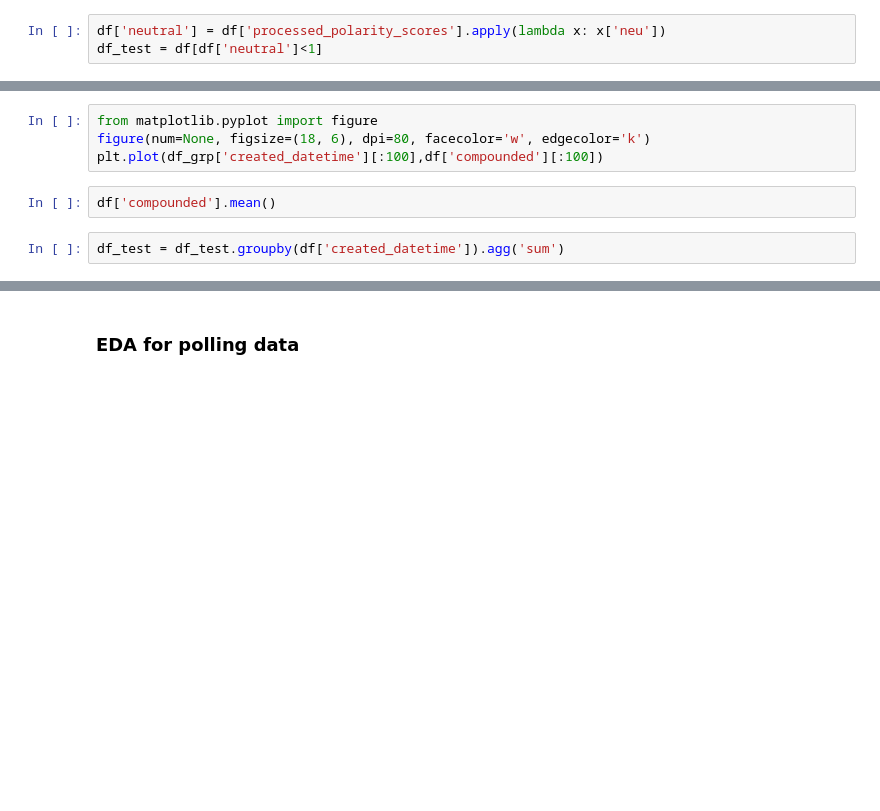
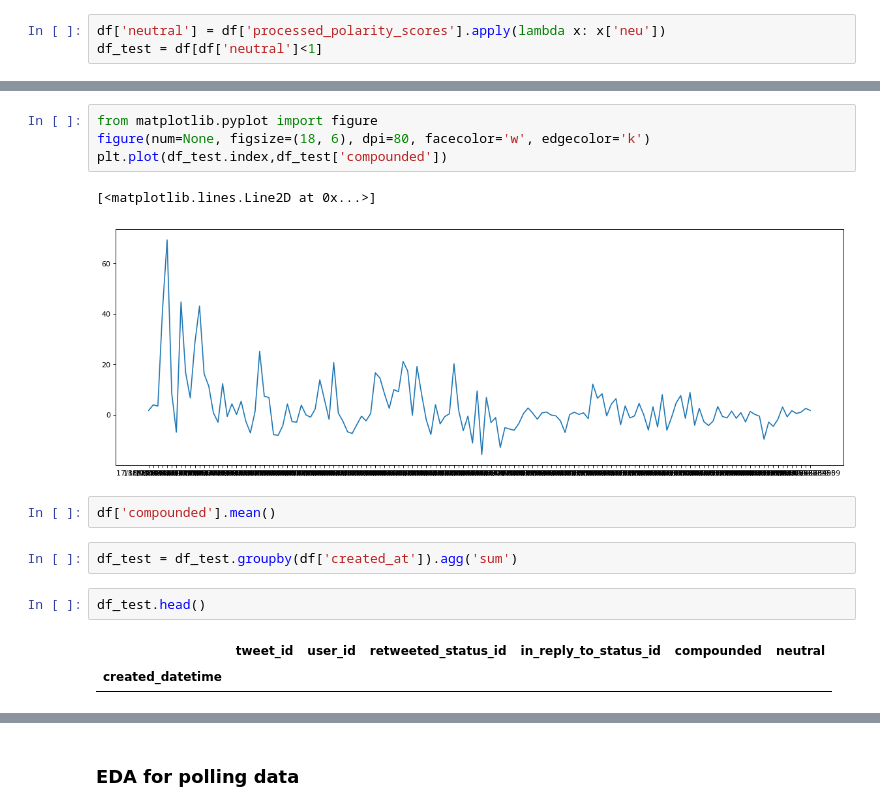
Before and after one commit to IS4152/2020-01_IS4152-twitter, a Jupyter notebook: Data_Preprocessing_and_cleaning.ipynb, the cells around one changed output, grey strips where cells are left out. Saved outputs shown, nothing was run; the diff lists cells and outputs as text; blank space fills up the shorter version.

```diff
--- a/Data_Preprocessing_and_cleaning.ipynb
+++ b/Data_Preprocessing_and_cleaning.ipynb
@@ -376,11 +488,19 @@ df_test = df[df['neutral']<1]
 # %%
 from matplotlib.pyplot import figure
 figure(num=None, figsize=(18, 6), dpi=80, facecolor='w', edgecolor='k')
-plt.plot(df_grp['created_datetime'][:100],df['compounded'][:100])
+plt.plot(df_test.index,df_test['compounded'])
+# %% [output]
+[<matplotlib.lines.Line2D at 0x...>]
+[figure, added]
 # %%
 df['compounded'].mean()
 # %%
-df_test = df_test.groupby(df['created_datetime']).agg('sum')
+df_test = df_test.groupby(df['created_at']).agg('sum')
+# %%
+df_test.head()
+# %% [output]
+|  | tweet_id | user_id | retweeted_status_id | in_reply_to_status_id | compounded | neutral |
+| created_datetime |  |  |  |  |  |  |
 # %%
 from matplotlib.pyplot import figure
 figure(num=None, figsize=(18, 6), dpi=80, facecolor='w', edgecolor='k')
```
Also changed, not shown: parts of 26 cells of this notebook, 15 other files.
